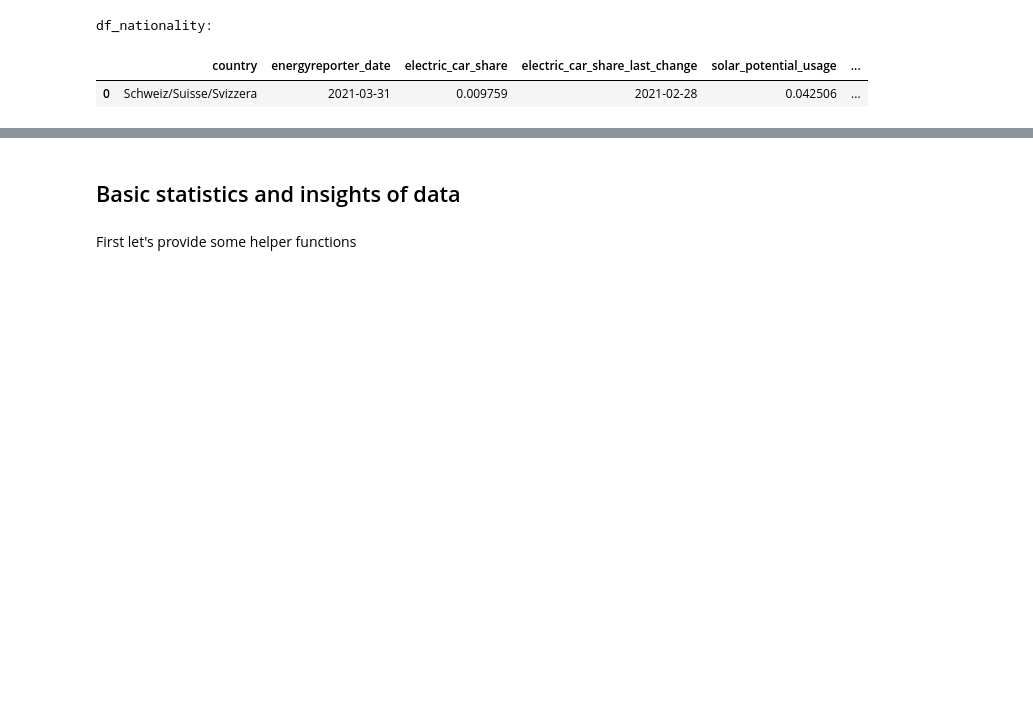
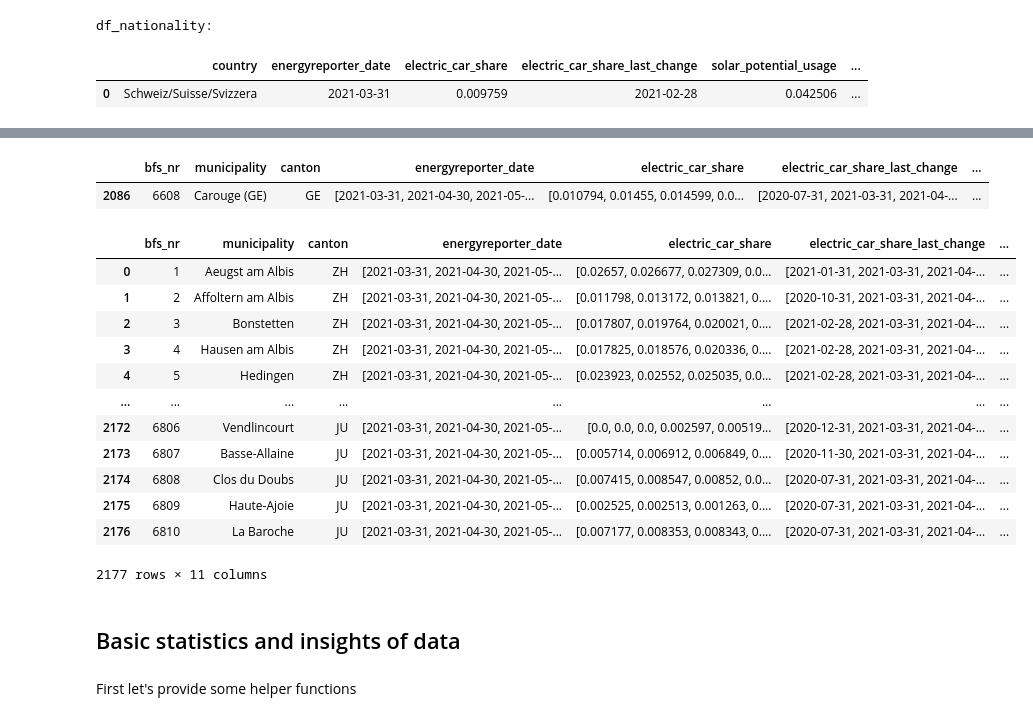
Before and after one commit to com-480-data-visualization/datavis-project-2022-mng, a Jupyter notebook: notebooks/energy_reporter.ipynb, the cells around one changed output, grey strips where cells are left out. Cells and saved outputs as stored; diff of their text form; code cells hidden in the pictures; blank space fills up the shorter version.

```diff
--- a/notebooks/energy_reporter.ipynb
+++ b/notebooks/energy_reporter.ipynb
@@ -71,3 +52,25 @@ df_canton.groupby('canton').agg(list).loc['VD']['energyreporter_date']
+# %%
+c = df_municipality.groupby(['bfs_nr','municipality','canton']).agg(list).reset_index()
+c[c.municipality ==  'Carouge (GE)']
+# %% [output]
+|  | bfs_nr | municipality | canton | energyreporter_date | electric_car_share | electric_car_share_last_change | ... |
+| 2086 | 6608 | Carouge (GE) | GE | [2021-03-31, 2021-04-30, 2021-05-... | [0.010794, 0.01455, 0.014599, 0.0... | [2020-07-31, 2021-03-31, 2021-04-... | ... |
+# %%
+c
+# %% [output]
+|  | bfs_nr | municipality | canton | energyreporter_date | electric_car_share | electric_car_share_last_change | ... |
+| 0 | 1 | Aeugst am Albis | ZH | [2021-03-31, 2021-04-30, 2021-05-... | [0.02657, 0.026677, 0.027309, 0.0... | [2021-01-31, 2021-03-31, 2021-04-... | ... |
+| 1 | 2 | Affoltern am Albis | ZH | [2021-03-31, 2021-04-30, 2021-05-... | [0.011798, 0.013172, 0.013821, 0.... | [2020-10-31, 2021-03-31, 2021-04-... | ... |
+| 2 | 3 | Bonstetten | ZH | [2021-03-31, 2021-04-30, 2021-05-... | [0.017807, 0.019764, 0.020021, 0.... | [2021-02-28, 2021-03-31, 2021-04-... | ... |
+| 3 | 4 | Hausen am Albis | ZH | [2021-03-31, 2021-04-30, 2021-05-... | [0.017825, 0.018576, 0.020336, 0.... | [2021-02-28, 2021-03-31, 2021-04-... | ... |
+| 4 | 5 | Hedingen | ZH | [2021-03-31, 2021-04-30, 2021-05-... | [0.023923, 0.02552, 0.025035, 0.0... | [2021-02-28, 2021-03-31, 2021-04-... | ... |
+| ... | ... | ... | ... | ... | ... | ... | ... |
+| 2172 | 6806 | Vendlincourt | JU | [2021-03-31, 2021-04-30, 2021-05-... | [0.0, 0.0, 0.0, 0.002597, 0.00519... | [2020-12-31, 2021-03-31, 2021-04-... | ... |
+| 2173 | 6807 | Basse-Allaine | JU | [2021-03-31, 2021-04-30, 2021-05-... | [0.005714, 0.006912, 0.006849, 0.... | [2020-11-30, 2021-03-31, 2021-04-... | ... |
+| 2174 | 6808 | Clos du Doubs | JU | [2021-03-31, 2021-04-30, 2021-05-... | [0.007415, 0.008547, 0.00852, 0.0... | [2020-07-31, 2021-03-31, 2021-04-... | ... |
+| 2175 | 6809 | Haute-Ajoie | JU | [2021-03-31, 2021-04-30, 2021-05-... | [0.002525, 0.002513, 0.001263, 0.... | [2020-07-31, 2021-03-31, 2021-04-... | ... |
+| 2176 | 6810 | La Baroche | JU | [2021-03-31, 2021-04-30, 2021-05-... | [0.007177, 0.008353, 0.008343, 0.... | [2020-07-31, 2021-03-31, 2021-04-... | ... |
+2177 rows × 11 columns
 # %% [markdown]
 ## Basic statistics and insights of data
 # %% [markdown]
```
Also changed, not shown: parts of 2 cells of this notebook, 5 other files.
